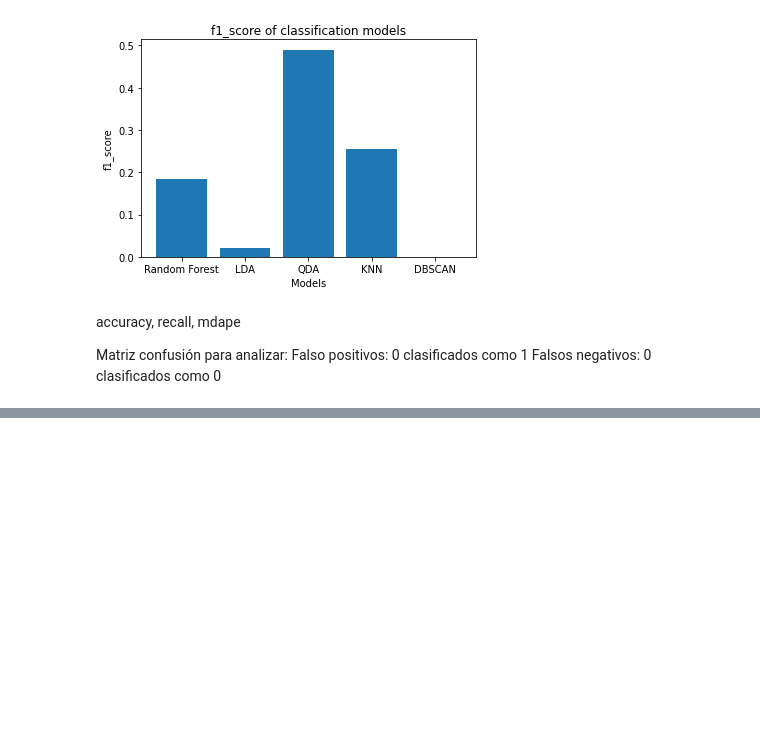
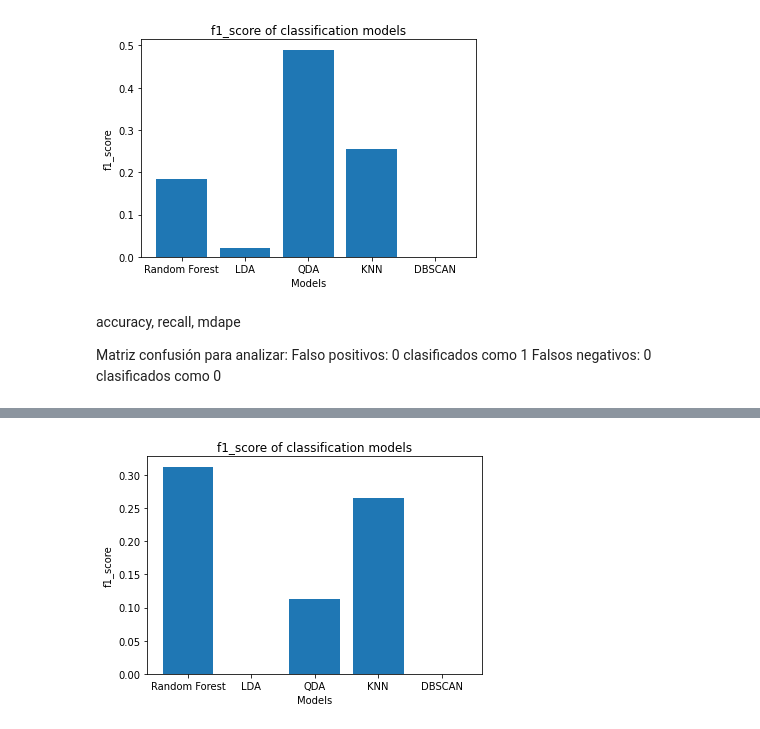
Before and after one commit to LAMDAMielgo/SatAi_BicycleFriendlyPath, a Jupyter notebook: Classification_models_for_RGB_images.ipynb, the cells around one changed output, grey strips where cells are left out. Cells and saved outputs as stored; diff of their text form; code cells hidden in the pictures; blank space fills up the shorter version.

```diff
--- a/Classification_models_for_RGB_images.ipynb
+++ b/Classification_models_for_RGB_images.ipynb
@@ -597,0 +1046,8 @@ Falsos negativos: 0 clasificados como 0
+# %%
+histogram_plot(df_relevant_model_result['Model_name'],
+               df_relevant_model_result['f1_score'],
+               'Models',
+               'f1_score',
+               'f1_score')
+# %% [output]
+[figure, added]
```
Also changed, not shown: parts of 65 cells of this notebook.
